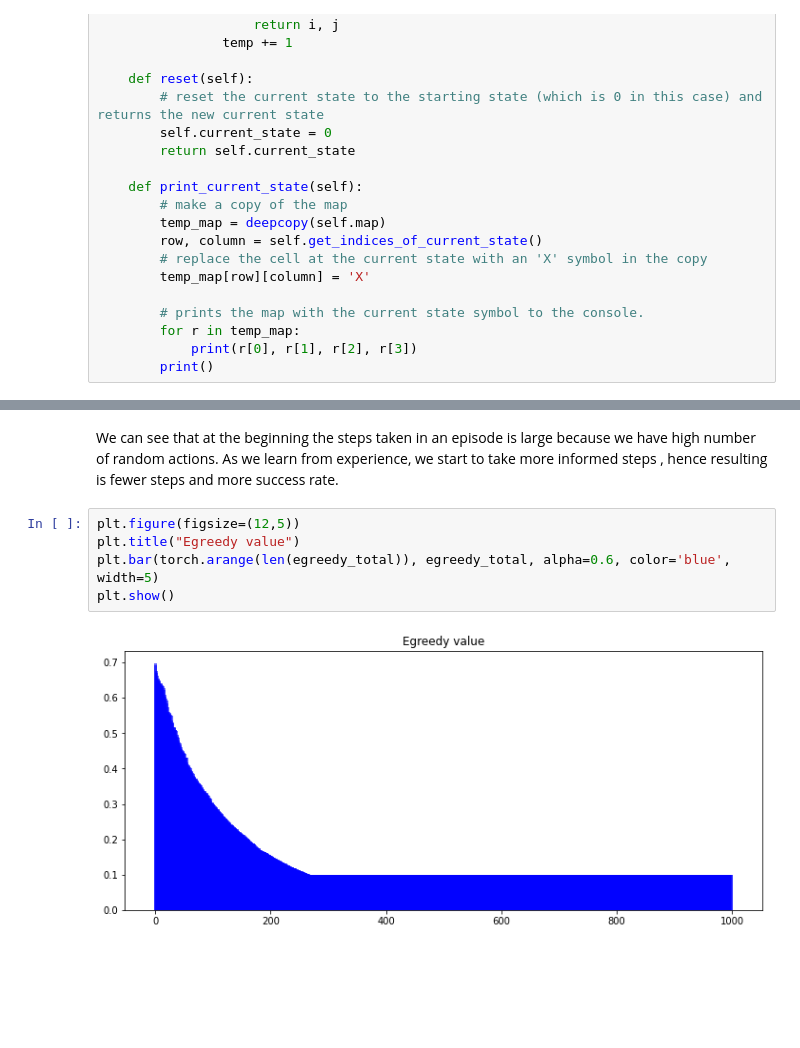
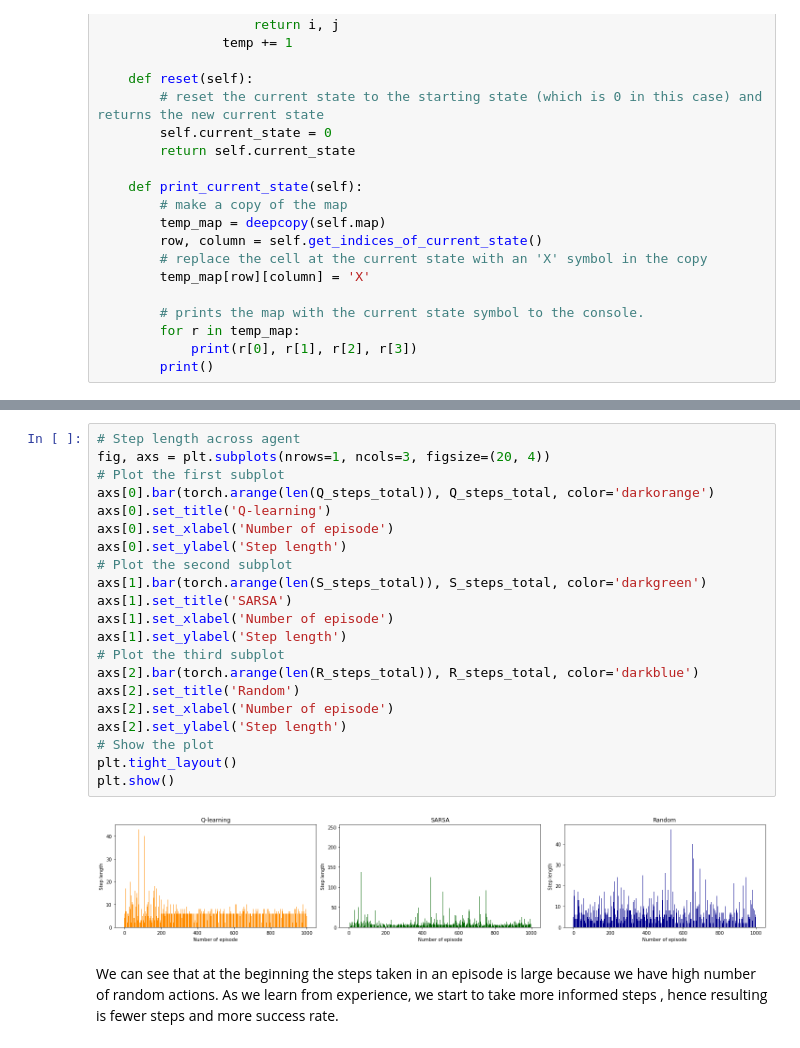
Before and after one commit to SJinji/reinforcement-project, a Jupyter notebook: RL_Project.ipynb, the cells around one changed output, grey strips where cells are left out. Cells and saved outputs as stored; diff of their text form; blank space fills up the shorter version.

```diff
--- a/RL_Project.ipynb
+++ b/RL_Project.ipynb
@@ -310,9 +452,25 @@ plt.show()
+# %%
+# Step length across agent
+fig, axs = plt.subplots(nrows=1, ncols=3, figsize=(20, 4))
+# Plot the first subplot
+axs[0].bar(torch.arange(len(Q_steps_total)), Q_steps_total, color='darkorange')
+axs[0].set_title('Q-learning')
+axs[0].set_xlabel('Number of episode')
+axs[0].set_ylabel('Step length')
+# Plot the second subplot
+axs[1].bar(torch.arange(len(S_steps_total)), S_steps_total, color='darkgreen')
+axs[1].set_title('SARSA')
+axs[1].set_xlabel('Number of episode')
+axs[1].set_ylabel('Step length')
+# Plot the third subplot
+axs[2].bar(torch.arange(len(R_steps_total)), R_steps_total, color='darkblue')
+axs[2].set_title('Random')
+axs[2].set_xlabel('Number of episode')
+axs[2].set_ylabel('Step length')
+# Show the plot
+plt.tight_layout()
+plt.show()
+# %% [output]
+[figure, added]
 # %% [markdown]
 We can see that at the beginning the steps taken in an episode is large because we have high number of random actions. As we learn from experience, we start to take more informed steps , hence resulting is fewer steps and more success rate.
-# %%
-plt.figure(figsize=(12,5))
-plt.title("Egreedy value")
-plt.bar(torch.arange(len(egreedy_total)), egreedy_total, alpha=0.6, color='blue', width=5)
-plt.show()
-# %% [output]
-[figure, removed]
```
Also changed, not shown: parts of 27 cells of this notebook.
